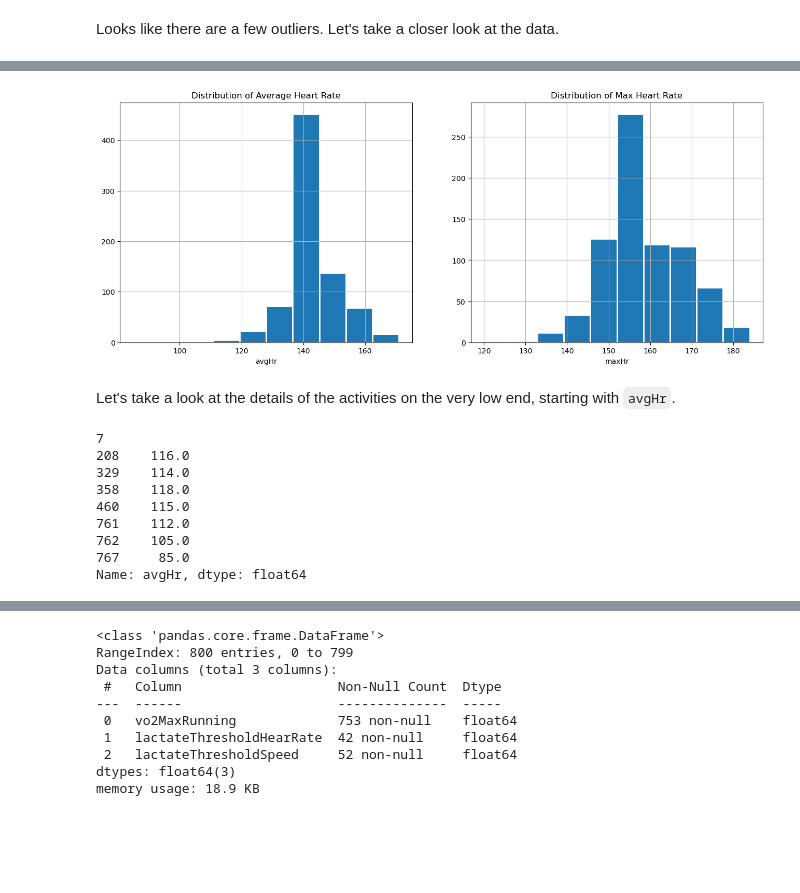
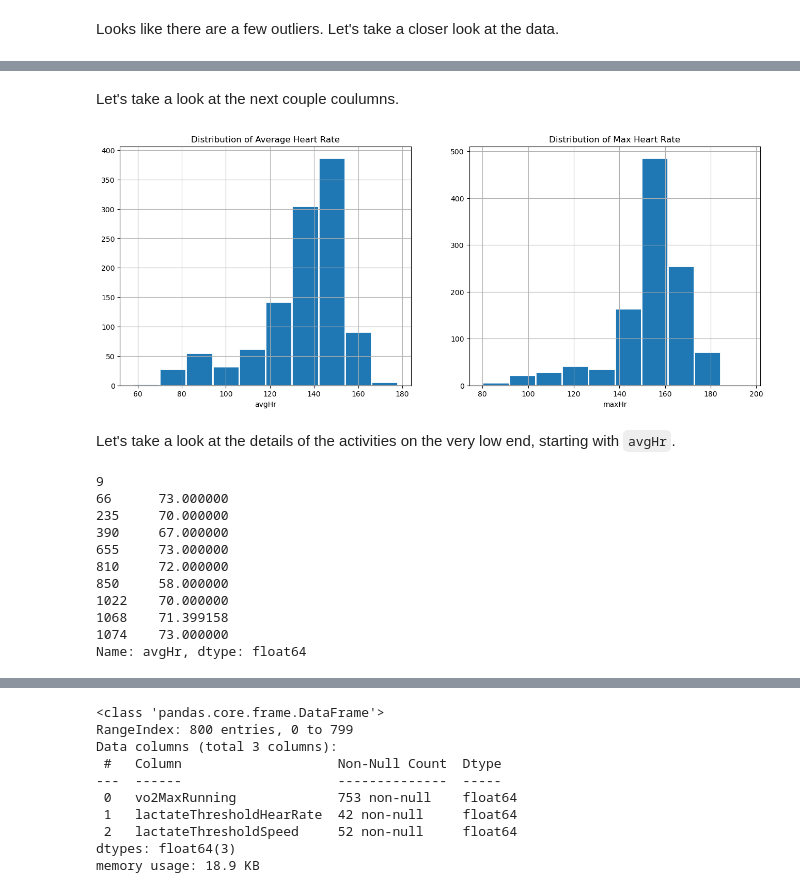
Before and after one commit to marcmehrotra/Springboard, a Jupyter notebook: Capstone Project 2/code/Stage2_Capstone_2_Data_Wrangling.ipynb, the cells around one changed output, grey strips where cells are left out. Saved outputs shown, nothing was run; the diff lists cells and outputs as text; code cells hidden in the pictures; blank space fills up the shorter version.

```diff
--- a/Capstone Project 2/code/Stage2_Capstone_2_Data_Wrangling.ipynb
+++ b/Capstone Project 2/code/Stage2_Capstone_2_Data_Wrangling.ipynb
@@ -488,28 +460,35 @@ memory usage: 218.7+ KB
+# %%
+i = [639, 991, 1073]
+summarizedActivities_df_combined.drop(i, inplace=True)
+# %% [markdown]
+Let's take a look at the next couple coulumns.
 # %%
 #Create two subplots on 1 row and 2 columns
 fig, ax = plt.subplots(1, 2, figsize=(16, 6))
 
-summarizedActivities_running.avgHr.hist(ax=ax[0], edgecolor='white', linewidth=2)
+summarizedActivities_df_combined.avgHr.hist(ax=ax[0], edgecolor='white', linewidth=2)
 ax[0].set_title('Distribution of Average Heart Rate')
 ax[0].set_xlabel('avgHr')
 
-summarizedActivities_running.maxHr.hist(ax=ax[1], edgecolor='white', linewidth=2)
+summarizedActivities_df_combined.maxHr.hist(ax=ax[1], edgecolor='white', linewidth=2)
 ax[1].set_title('Distribution of Max Heart Rate')
 ax[1].set_xlabel('maxHr');
 # %% [output]
-[figure, old version]
+[figure, new version]
 # %% [markdown]
 Let's take a look at the details of the activities on the very low end, starting with `avgHr`.
 # %%
-print(summarizedActivities_running.avgHr[summarizedActivities_running['avgHr'] < 120].count())
-print(summarizedActivities_running.avgHr[summarizedActivities_running['avgHr'] < 120])
+print(summarizedActivities_df_combined.avgHr[summarizedActivities_df_combined['avgHr'] < 75].count())
+print(summarizedActivities_df_combined.avgHr[summarizedActivities_df_combined['avgHr'] < 75])
 # %% [output]
-7
-208    116.0
-329    114.0
-358    118.0
-460    115.0
-761    112.0
-762    105.0
-767     85.0
+9
+66      73.000000
+235     70.000000
+390     67.000000
+655     73.000000
+810     72.000000
+850     58.000000
+1022    70.000000
+1068    71.399158
+1074    73.000000
 Name: avgHr, dtype: float64
```
Also changed, not shown: parts of 143 cells of this notebook.
